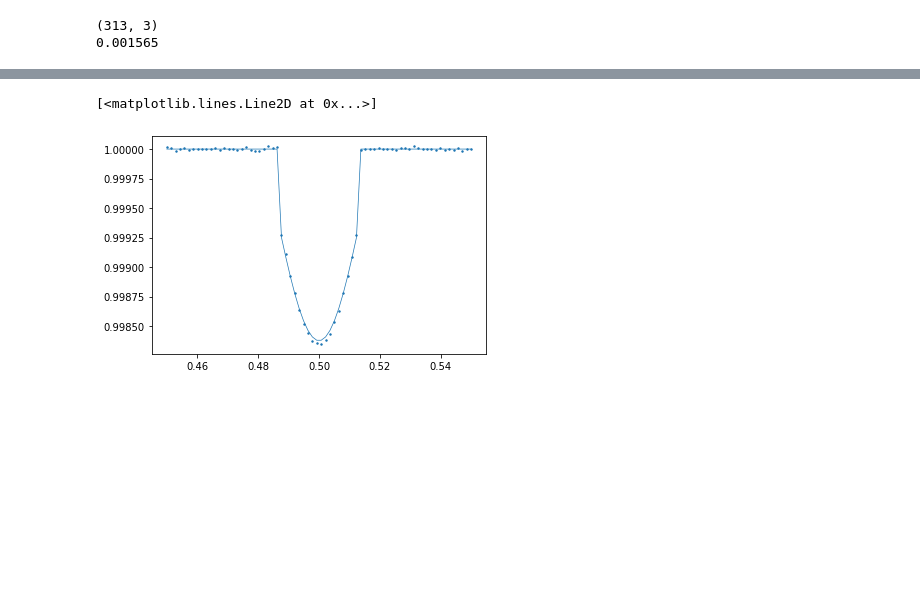
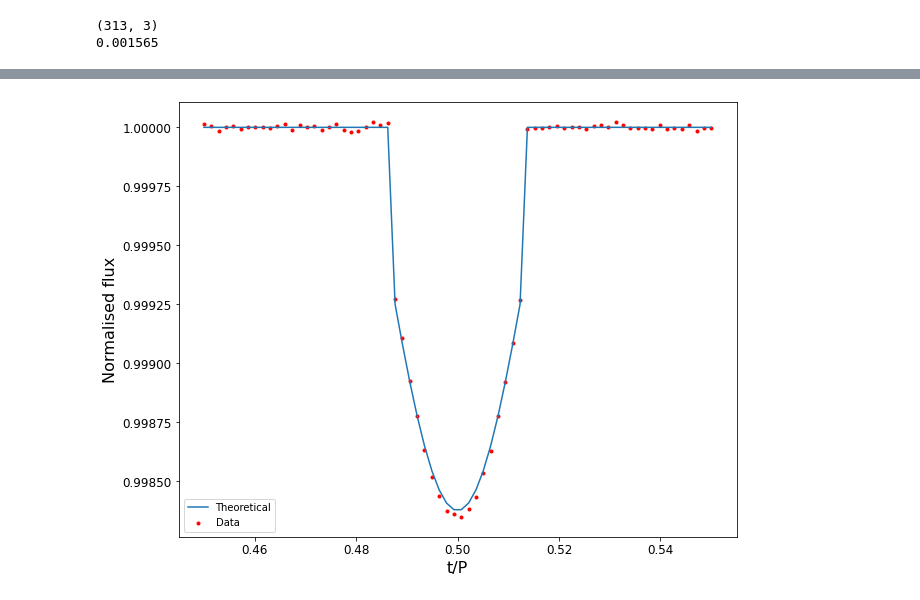
Before and after one commit to vaishnavvrao/Exoplanets_krittika, a Jupyter notebook: Data Fitting.ipynb, the cells around one changed output, grey strips where cells are left out. Drawn from its saved outputs; the diff is of its cells as text; code cells hidden in the pictures; blank space fills up the shorter version.

```diff
--- a/Data Fitting.ipynb
+++ b/Data Fitting.ipynb
@@ -270,10 +276,17 @@ plt.show()
 r_p_new= x1[np.where(y1==y1.max())]
 i_new= x2[np.where(y2==y2.max())]
 a_new= x3[np.where(y3==y3.max())]
-# %%
-mcmc_curve,t_f= light_curve1(r_p_new,i_new,a_new,t)
-plt.scatter(t,data, s=2)
-plt.plot(t,mcmc_curve,linewidth=0.7)
-# %% [output]
-[<matplotlib.lines.Line2D at 0x...>]
-[figure, removed]
+# %%
+mcmc_curve= light_curve1(r_p_new,i_new,a_new,t)
+fig= plt.figure(figsize=(10,8))
+ax= fig.add_subplot()
+ax.scatter(t,data, s=9,label='Data',c='red')
+ax.plot(t,mcmc_curve,linewidth=1.5,label='Theoretical')
+ax.set_xlabel("t/P")
+ax.set_ylabel("Normalised flux")
+ax.legend()
+ax.xaxis.label.set_fontsize(16)
+ax.yaxis.label.set_fontsize(16)
+ax.tick_params(axis='both',labelsize='12' )
+# %% [output]
+[figure, added]
```
Also changed, not shown: parts of 8 cells of this notebook.
